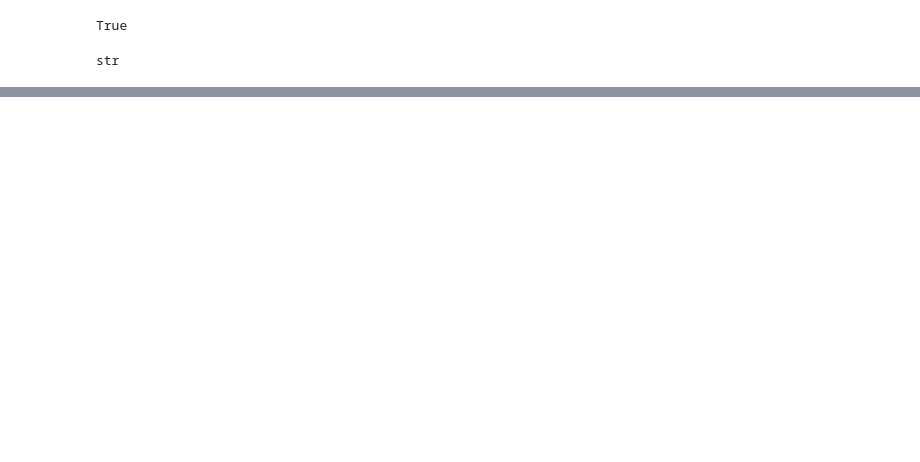
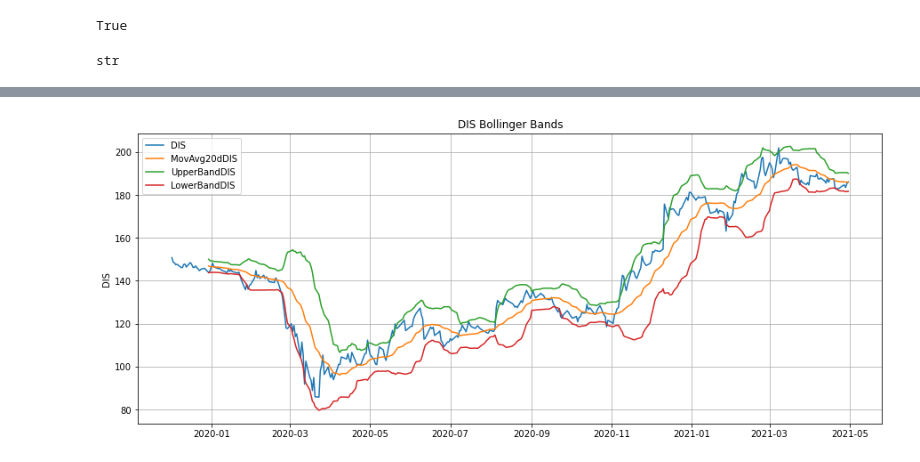
Before and after one commit to ReatoFabio/The-Bollinger-Band-, a Jupyter notebook: stock_data_.ipynb, the cells around one changed output, grey strips where cells are left out. Cells and saved outputs as stored; diff of their text form; code cells hidden in the pictures; blank space fills up the shorter version.

```diff
--- a/stock_data_.ipynb
+++ b/stock_data_.ipynb
@@ -77,16 +77,20 @@ NameError: name 'stock_closing_prices_df' is not defined
 # %%
 # Creating Upper Band column s.t. upper band = moving avg + (SD*2)
 stock_closing_prices_df["UpperBandDIS"] = stock_closing_prices_df["MovAvg20dDIS"] + (stock_closing_prices_df["StDevDIS"] * 2)
 
 # Creating Lower Band column s.t. lower band = moving avg - (SD*2)
 stock_closing_prices_df["LowerBandDIS"] = stock_closing_prices_df["MovAvg20dDIS"] - (stock_closing_prices_df["StDevDIS"] * 2)
 
 # Plotting
-stock_closing_prices_df[["DIS","MovAvg20dDIS","UpperBandDIS","LowerBandDIS"]].plot(figsize=(15,6))
+dis_plot = stock_closing_prices_df[["DIS","MovAvg20dDIS","UpperBandDIS","LowerBandDIS"]].plot(figsize=(15,6))
 plt.grid(True)
 plt.title("DIS Bollinger Bands")
 plt.axis("tight")
 plt.ylabel("DIS")
+
+plt.savefig('dis_plot.jpg')
+# %% [output]
+[figure, added]
 # %%
 # Creating Upper Band column s.t. upper band = moving avg + (SD*2)
 stock_closing_prices_df["UpperBandMA"] = stock_closing_prices_df["MovAvg20dMA"] + (stock_closing_prices_df["StDevMA"] * 2)
```
Also changed, not shown: parts of 7 cells of this notebook, 15 other files.
